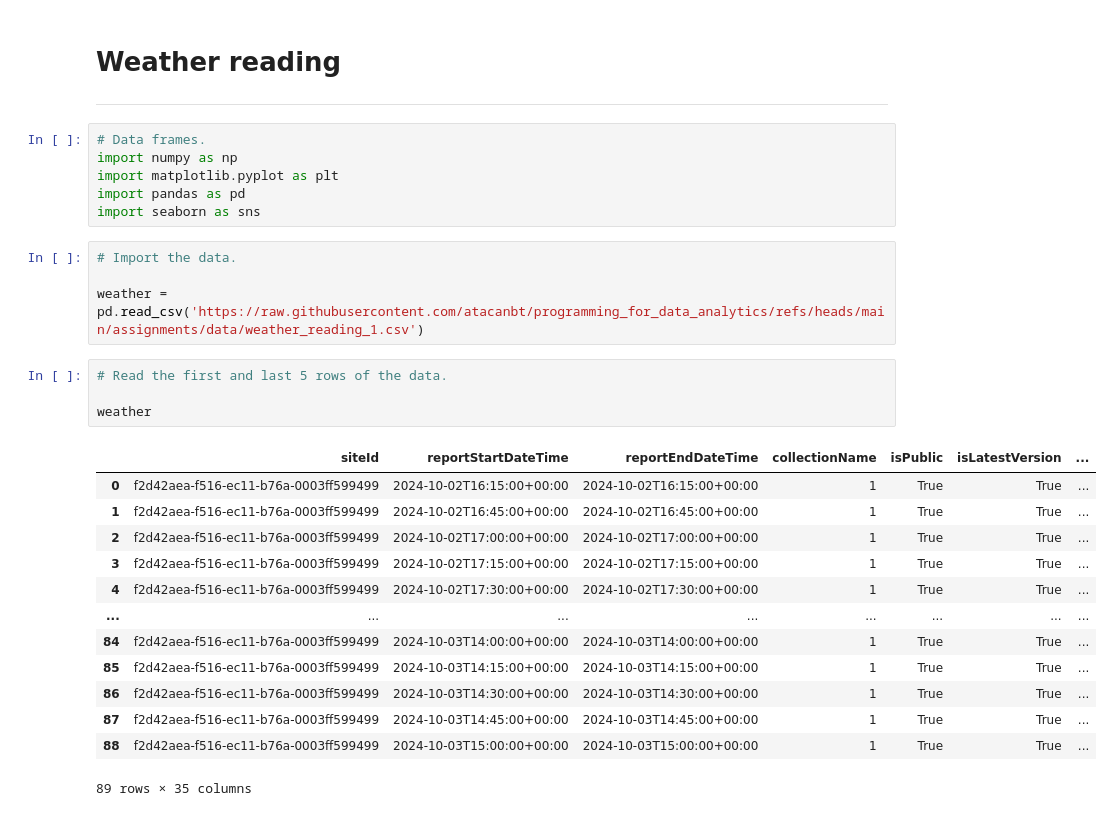
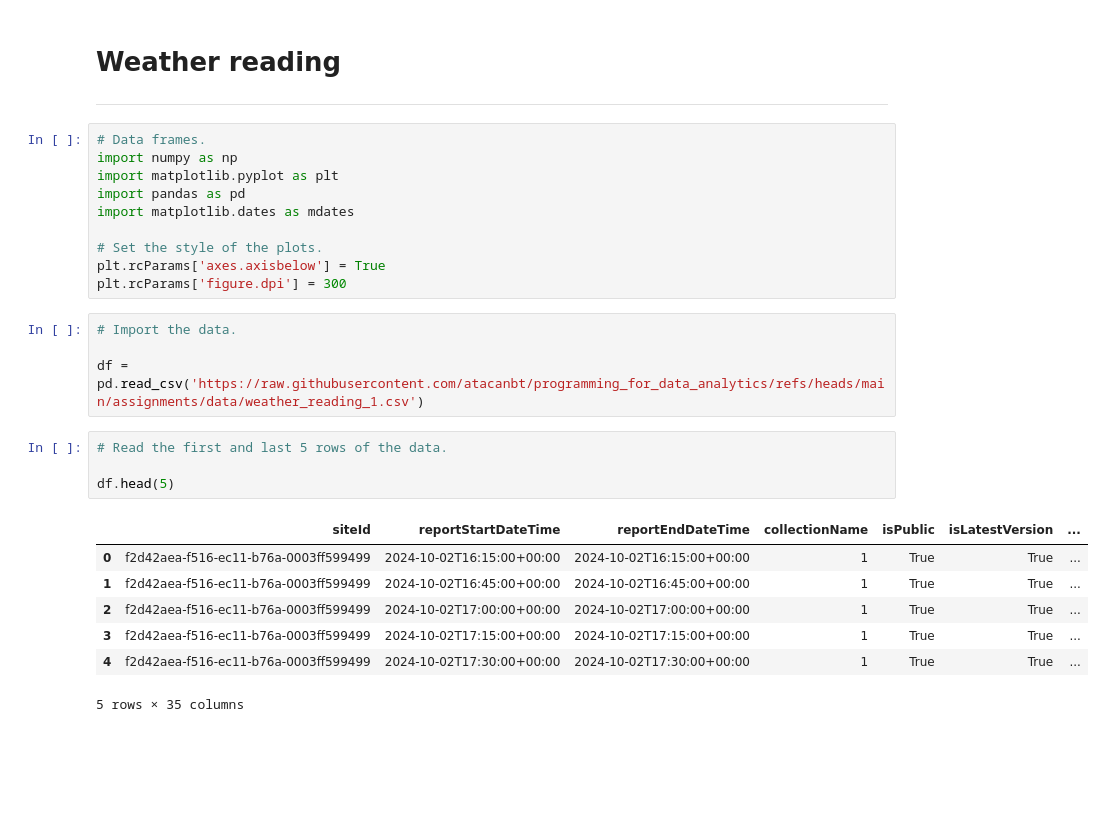
Before and after one commit to atacanbt/programming-for-data-analytics, a Jupyter notebook: assignments/assignment2-weather.ipynb, the cells around one changed output. Cells and saved outputs as stored; diff of their text form; blank space fills up the shorter version.

```diff
--- a/assignments/assignment2-weather.ipynb
+++ b/assignments/assignment2-weather.ipynb
@@ -6,29 +6,27 @@
 import numpy as np
 import matplotlib.pyplot as plt
 import pandas as pd
-import seaborn as sns
+import matplotlib.dates as mdates
+
+# Set the style of the plots.
+plt.rcParams['axes.axisbelow'] = True
+plt.rcParams['figure.dpi'] = 300
 # %%
 # Import the data.
 
-weather = pd.read_csv('https://raw.githubusercontent.com/atacanbt/programming_for_data_analytics/refs/heads/main/assignments/data/weather_reading_1.csv')
+df = pd.read_csv('https://raw.githubusercontent.com/atacanbt/programming_for_data_analytics/refs/heads/main/assignments/data/weather_reading_1.csv')
 # %%
 # Read the first and last 5 rows of the data.
 
-weather
+df.head(5)
 # %% [output]
 |  | siteId | reportStartDateTime | reportEndDateTime | collectionName | isPublic | isLatestVersion | ... |
 | 0 | f2d42aea-f516-ec11-b76a-0003ff599499 | 2024-10-02T16:15:00+00:00 | 2024-10-02T16:15:00+00:00 | 1 | True | True | ... |
 | 1 | f2d42aea-f516-ec11-b76a-0003ff599499 | 2024-10-02T16:45:00+00:00 | 2024-10-02T16:45:00+00:00 | 1 | True | True | ... |
 | 2 | f2d42aea-f516-ec11-b76a-0003ff599499 | 2024-10-02T17:00:00+00:00 | 2024-10-02T17:00:00+00:00 | 1 | True | True | ... |
 | 3 | f2d42aea-f516-ec11-b76a-0003ff599499 | 2024-10-02T17:15:00+00:00 | 2024-10-02T17:15:00+00:00 | 1 | True | True | ... |
 | 4 | f2d42aea-f516-ec11-b76a-0003ff599499 | 2024-10-02T17:30:00+00:00 | 2024-10-02T17:30:00+00:00 | 1 | True | True | ... |
-| ... | ... | ... | ... | ... | ... | ... | ... |
-| 84 | f2d42aea-f516-ec11-b76a-0003ff599499 | 2024-10-03T14:00:00+00:00 | 2024-10-03T14:00:00+00:00 | 1 | True | True | ... |
-| 85 | f2d42aea-f516-ec11-b76a-0003ff599499 | 2024-10-03T14:15:00+00:00 | 2024-10-03T14:15:00+00:00 | 1 | True | True | ... |
-| 86 | f2d42aea-f516-ec11-b76a-0003ff599499 | 2024-10-03T14:30:00+00:00 | 2024-10-03T14:30:00+00:00 | 1 | True | True | ... |
-| 87 | f2d42aea-f516-ec11-b76a-0003ff599499 | 2024-10-03T14:45:00+00:00 | 2024-10-03T14:45:00+00:00 | 1 | True | True | ... |
-| 88 | f2d42aea-f516-ec11-b76a-0003ff599499 | 2024-10-03T15:00:00+00:00 | 2024-10-03T15:00:00+00:00 | 1 | True | True | ... |
-89 rows × 35 columns
+5 rows × 35 columns
 # %%
 # Dataset information.
 
```
Also changed, not shown: parts of 3 cells of this notebook, 6 other files.
